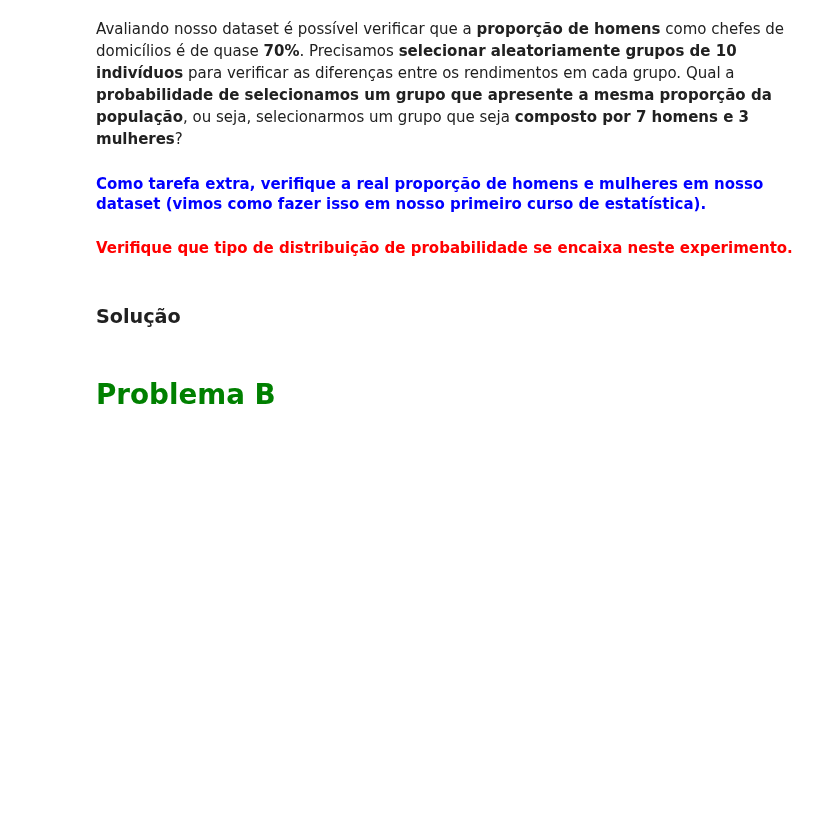
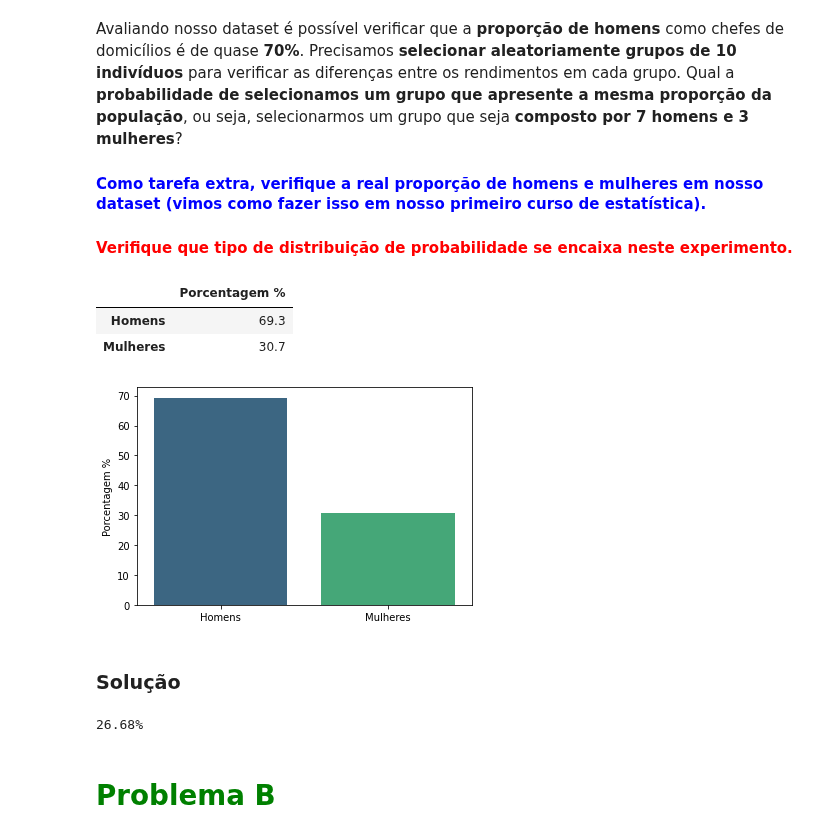
Before and after one commit to erikamarchi/estatistica-com-python-probabilidade-e-amostragem, a Jupyter notebook: Estimativas.ipynb, the cells around one changed output. Saved outputs shown, nothing was run; the diff lists cells and outputs as text; code cells hidden in the pictures; blank space fills up the shorter version.

```diff
--- a/Estimativas.ipynb
+++ b/Estimativas.ipynb
@@ -129,4 +139,6 @@ Altura do morador em metros.
 # %% [markdown]
 ### Importe o dataset e armazene o conteúdo em uma DataFrame
+# %%
+dados = pd.read_csv('dados.csv')
 # %% [markdown]
 ### Visualize o conteúdo do DataFrame
@@ -138,8 +157,30 @@ Avaliando nosso dataset é possível verificar que a **proporção de homens** c
 #### <font color='blue'>Como tarefa extra, verifique a real proporção de homens e mulheres em nosso dataset (vimos como fazer isso em nosso primeiro curso de estatística).</font>
 
 #### <font color='red'>Verifique que tipo de distribuição de probabilidade se encaixa neste experimento.</font>
+# %%
+df = pd.DataFrame({'Porcentagem %':(dados.Sexo.value_counts(normalize=True)*100).round(2)})
+df.rename(index= {0:'Homens',
+                  1:'Mulheres'},
+          inplace= True)
+df
+# %% [output]
+|  | Porcentagem % |
+| Homens | 69.3 |
+| Mulheres | 30.7 |
+# %%
+ax = sns.barplot(data=df,
+                 x=df.index,
+                 y=df['Porcentagem %'],
+                 palette='viridis');
+# %% [output]
+[figure, added]
 # %% [markdown]
 ### Solução
+# %%
+probabilidade = binom.pmf(k=7, n=10, p=0.7)
+print('%0.2f%%'%(probabilidade*100))
+# %% [output]
+26.68%
 # %% [markdown]
 # <font color='green'>Problema B</font>
 # %% [markdown]
```
Also changed, not shown: parts of 29 cells of this notebook.
